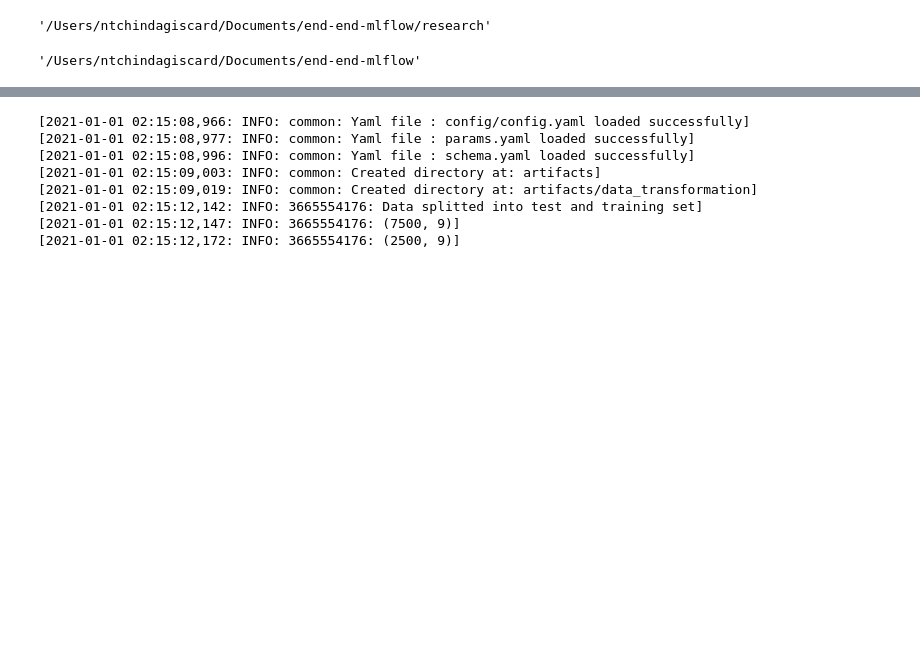
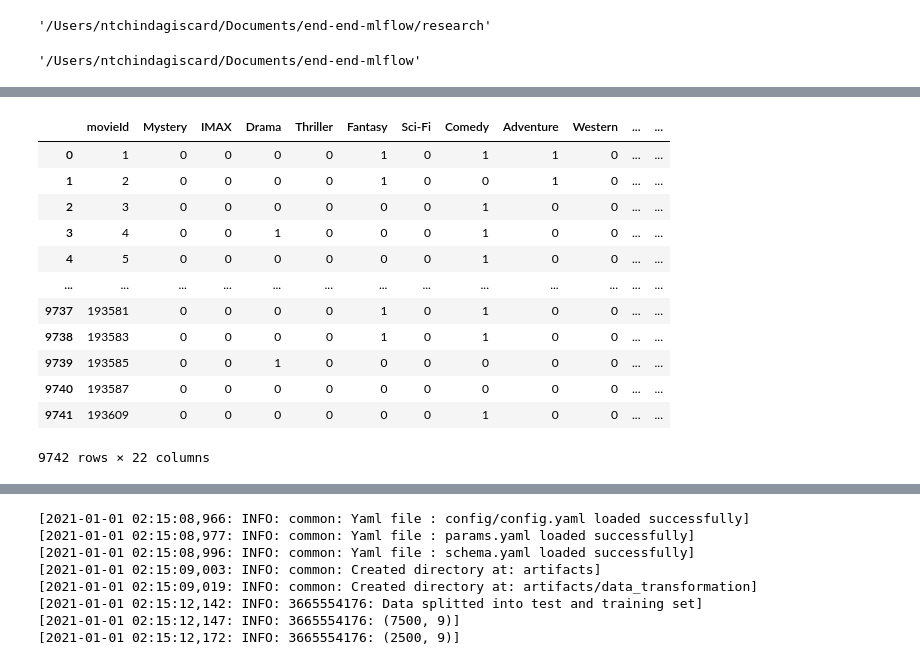
Before and after one commit to Ntchinda-Giscard/recomProject, a Jupyter notebook: research/data_transformation.ipynb, the cells around one changed output, grey strips where cells are left out. Drawn from its saved outputs; the diff is of its cells as text; code cells hidden in the pictures; blank space fills up the shorter version.

```diff
--- a/research/data_transformation.ipynb
+++ b/research/data_transformation.ipynb
@@ -49,0 +110,2 @@ class ConfigurationManager:
+# %%
+genre_set = set(genre for genres in movies_df['genres'] for genre in genres)
@@ -49,0 +150,3 @@ class ConfigurationManager:
+# %%
+for genre in genre_set:
+    movies_df[genre] = movies_df['genres'].apply(lambda x: int(genre in x))
@@ -49,0 +163,4 @@ class ConfigurationManager:
+# %%
+movies_features = movies_df.drop(['genres', 'title'], axis=1)
+print("Movie features")
+movies_features.head()
@@ -49,0 +178,3 @@ class ConfigurationManager:
+# %%
+movie_tags = tags_df.groupby('movieId')['tag'].apply(lambda x: ' '.join(x)).reset_index()
+movie_tags
@@ -49,0 +195,18 @@ class ConfigurationManager:
+# %%
+movies_features = movies_features.merge(movie_tags, on='movieId', how='left')
+movies_features['tag'] = movies_features['tag'].fillna('')
+movies_features
+# %% [output]
+|  | movieId | Mystery | IMAX | Drama | Thriller | Fantasy | Sci-Fi | Comedy | Adventure | Western | ... | ... |
+| 0 | 1 | 0 | 0 | 0 | 0 | 1 | 0 | 1 | 1 | 0 | ... | ... |
+| 1 | 2 | 0 | 0 | 0 | 0 | 1 | 0 | 0 | 1 | 0 | ... | ... |
+| 2 | 3 | 0 | 0 | 0 | 0 | 0 | 0 | 1 | 0 | 0 | ... | ... |
+| 3 | 4 | 0 | 0 | 1 | 0 | 0 | 0 | 1 | 0 | 0 | ... | ... |
+| 4 | 5 | 0 | 0 | 0 | 0 | 0 | 0 | 1 | 0 | 0 | ... | ... |
+| ... | ... | ... | ... | ... | ... | ... | ... | ... | ... | ... | ... | ... |
+| 9737 | 193581 | 0 | 0 | 0 | 0 | 1 | 0 | 1 | 0 | 0 | ... | ... |
+| 9738 | 193583 | 0 | 0 | 0 | 0 | 1 | 0 | 1 | 0 | 0 | ... | ... |
+| 9739 | 193585 | 0 | 0 | 1 | 0 | 0 | 0 | 0 | 0 | 0 | ... | ... |
+| 9740 | 193587 | 0 | 0 | 0 | 0 | 0 | 0 | 0 | 0 | 0 | ... | ... |
+| 9741 | 193609 | 0 | 0 | 0 | 0 | 0 | 0 | 1 | 0 | 0 | ... | ... |
+9742 rows × 22 columns
```
Also changed, not shown: parts of 24 cells of this notebook, 4 other files.
